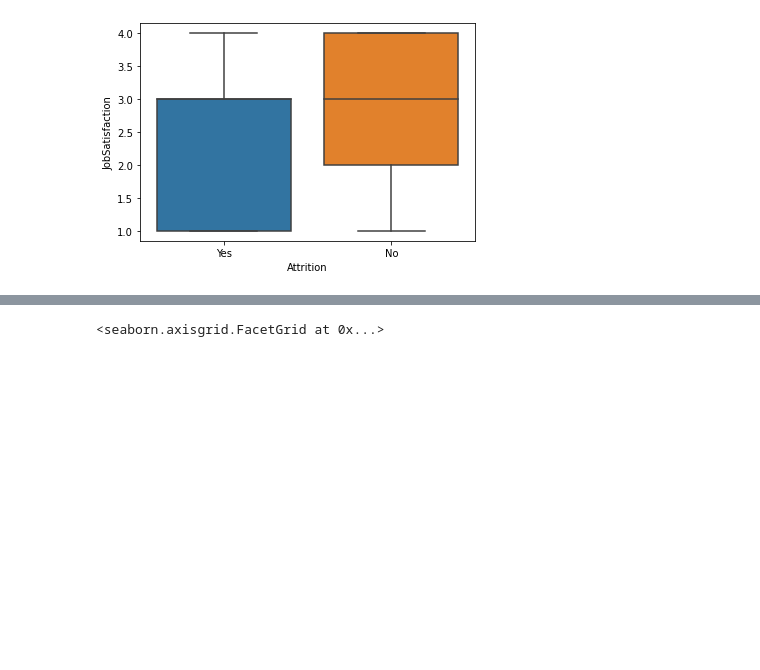
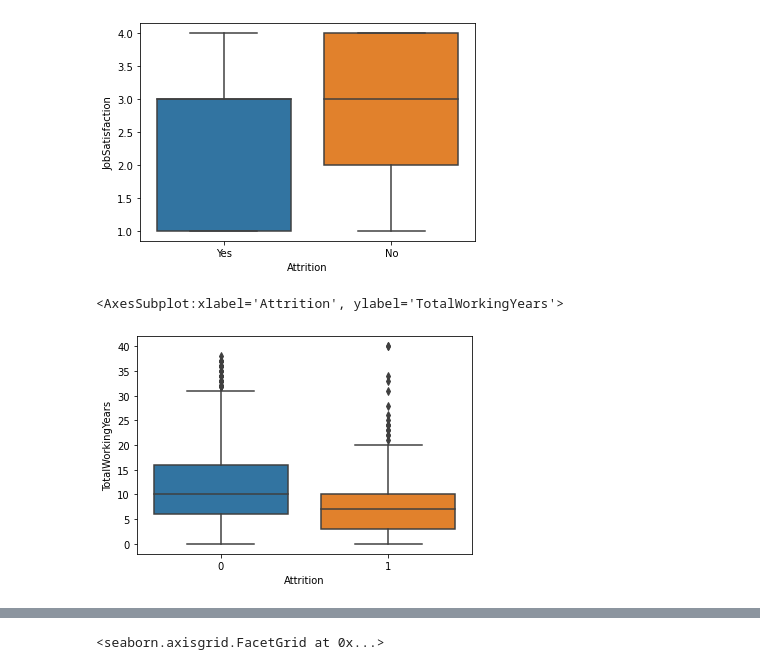
Before and after one commit to nicKLas-317/pythonEDA, a Jupyter notebook: ibm_correction.ipynb, the cells around one changed output, grey strips where cells are left out. Cells and saved outputs as stored; diff of their text form; code cells hidden in the pictures; blank space fills up the shorter version.

```diff
--- a/ibm_correction.ipynb
+++ b/ibm_correction.ipynb
@@ -45,0 +48,6 @@ sns.boxplot(x='Attrition', y='JobSatisfaction', data=ibm)
+# %%
+ibm['Attrition'] = ibm['Attrition'].replace({'Yes': 1, 'No': 0})
+sns.boxplot(data=ibm,y='TotalWorkingYears',x='Attrition')
+# %% [output]
+<AxesSubplot:xlabel='Attrition', ylabel='TotalWorkingYears'>
+[figure, added]
```
Also changed, not shown: parts of 3 cells of this notebook.
